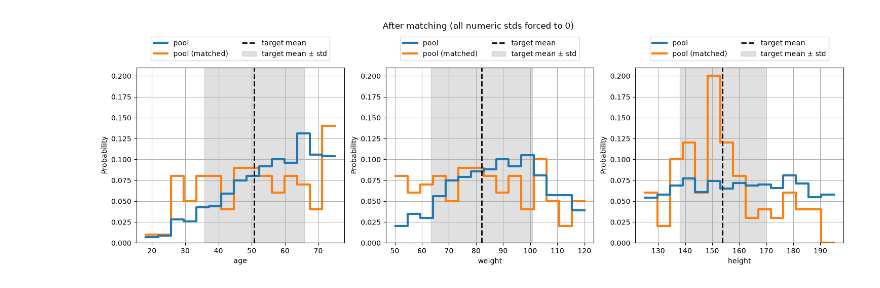
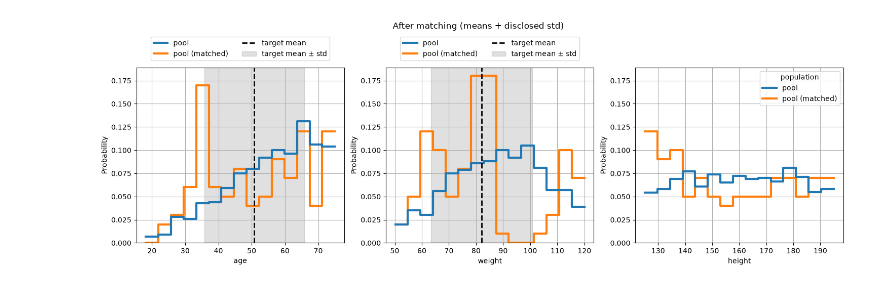
Before and after one commit to Bayer-Group/pybalance, a Jupyter notebook: sphinx/demos/aggregate_matching.ipynb, the cells around one changed output. Cells and saved outputs as stored; diff of their text form; code cells hidden in the pictures.

```diff
--- a/sphinx/demos/aggregate_matching.ipynb
+++ b/sphinx/demos/aggregate_matching.ipynb
@@ -183,0 +74,10 @@ Number of solutions found: 9
+# %%
+my_target = AggregateTarget(
+    n=250,
+    numeric={
+        "age": {"mean": 64.0},
+        "weight": {"mean": 80.0},
+    },
+    categoric={"gender": {0: 0.35, 1: 0.65}},
+)
+my_target
@@ -183,0 +99,8 @@ Number of solutions found: 9
+# %%
+headers = MatchingHeaders(numeric=["age", "weight", "height"], categoric=["gender", "country"])
+
+matching_data = MatchingData(pool=pool, target=my_target, headers=headers)
+matcher = AggregateConstraintSatisfactionMatcher(
+    matching_data, time_limit=60, num_workers=1, verbose=True
+)
+matched = matcher.match()
@@ -247,0 +195,8 @@ Number of solutions found: 18
+# %%
+def match_to(target):
+    """Match `pool` to an AggregateTarget; returns (matching_data, matched)."""
+    matching_data = MatchingData(pool=pool, target=target, headers=headers)
+    matcher = AggregateConstraintSatisfactionMatcher(
+        matching_data, time_limit=60, num_workers=1, verbose=True
+    )
+    return matching_data, matcher.match()
@@ -247,0 +205,4 @@ Number of solutions found: 18
+# %%
+target_b = load_demo_aggregate_target("means_std")
+display(target_b)
+before_b, after_b = match_to(target_b)
@@ -279,7 +270,7 @@ plt.suptitle("Use case 2: means + disclosed std", y=1.02);
 # %%
 if 'pool (matched)' not in after_b.populations:
     before_b.append(after_b.get_population('pool'), name='pool (matched)')
 plot_numeric_features(before_b, cumulative=False, bins=15, col_wrap=3)
-plt.suptitle("After matching (all numeric stds forced to 0)", y=1.08);
+plt.suptitle("After matching (means + disclosed std)", y=1.08);
 # %% [output]
-[figure, old version]
+[figure, new version]
```
Also changed, not shown: parts of 56 cells of this notebook, 13 other files.
